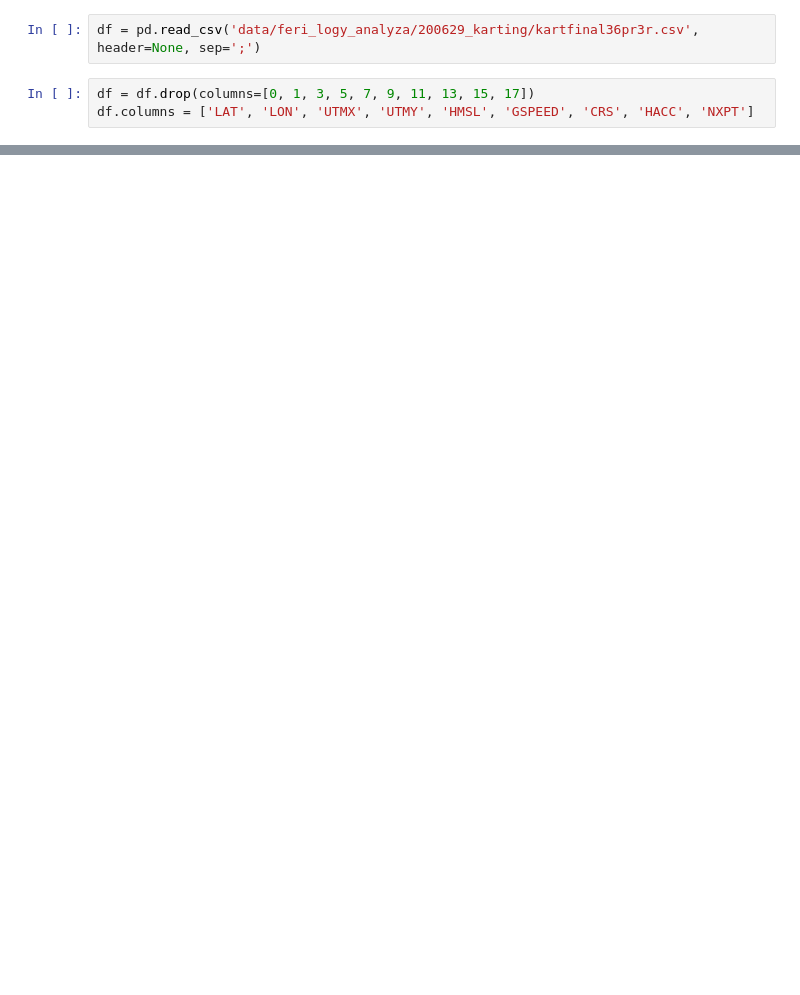
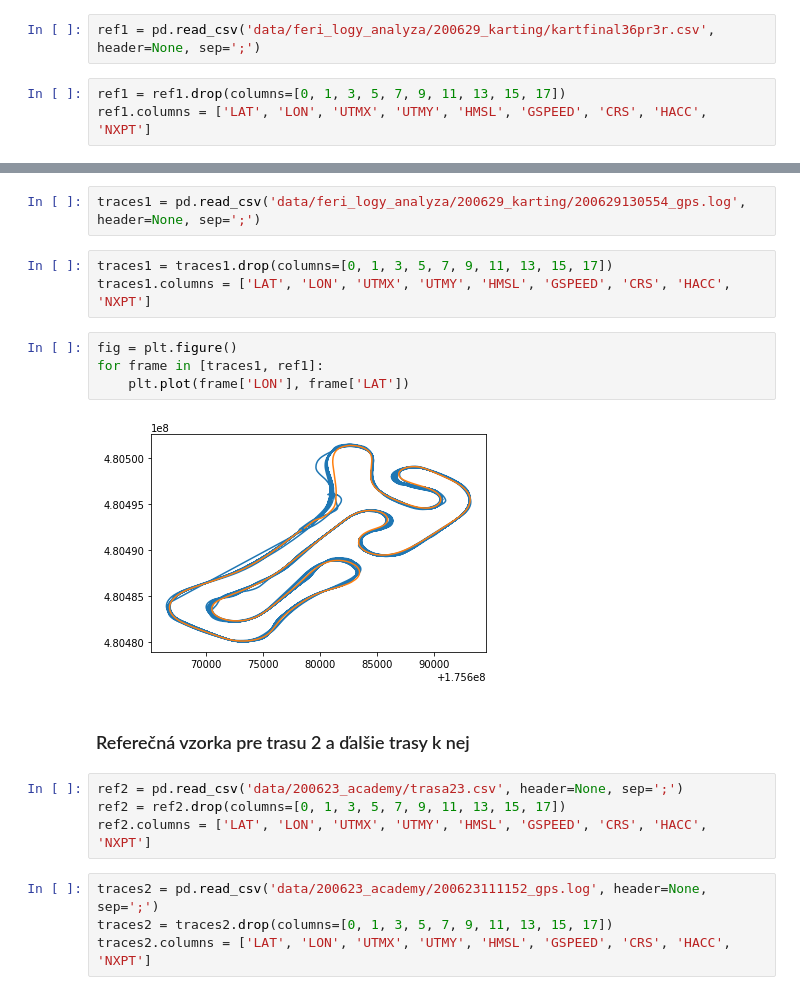
Before and after one commit to fiit-team-08/car-components-ml, a Jupyter notebook: data_analyzer.ipynb, the cells around one changed output, grey strips where cells are left out. Cells and saved outputs as stored; diff of their text form; blank space fills up the shorter version.

```diff
--- a/data_analyzer.ipynb
+++ b/data_analyzer.ipynb
@@ -3,5 +6,5 @@ import pandas as pd
 # %%
-df = pd.read_csv('data/feri_logy_analyza/200629_karting/kartfinal36pr3r.csv', header=None, sep=';')
+ref1 = pd.read_csv('data/feri_logy_analyza/200629_karting/kartfinal36pr3r.csv', header=None, sep=';')
 # %%
-df = df.drop(columns=[0, 1, 3, 5, 7, 9, 11, 13, 15, 17])
-df.columns = ['LAT', 'LON', 'UTMX', 'UTMY', 'HMSL', 'GSPEED', 'CRS', 'HACC', 'NXPT']
+ref1 = ref1.drop(columns=[0, 1, 3, 5, 7, 9, 11, 13, 15, 17])
+ref1.columns = ['LAT', 'LON', 'UTMX', 'UTMY', 'HMSL', 'GSPEED', 'CRS', 'HACC', 'NXPT']
@@ -23,0 +27,21 @@ df
+# %%
+traces1 = pd.read_csv('data/feri_logy_analyza/200629_karting/200629130554_gps.log', header=None, sep=';')
+# %%
+traces1 = traces1.drop(columns=[0, 1, 3, 5, 7, 9, 11, 13, 15, 17])
+traces1.columns = ['LAT', 'LON', 'UTMX', 'UTMY', 'HMSL', 'GSPEED', 'CRS', 'HACC', 'NXPT']
+# %%
+fig = plt.figure()
+for frame in [traces1, ref1]:
+    plt.plot(frame['LON'], frame['LAT'])
+# %% [output]
+[figure, added]
+# %% [markdown]
+### Referečná vzorka pre trasu 2 a ďalšie trasy k nej
+# %%
+ref2 = pd.read_csv('data/200623_academy/trasa23.csv', header=None, sep=';')
+ref2 = ref2.drop(columns=[0, 1, 3, 5, 7, 9, 11, 13, 15, 17])
+ref2.columns = ['LAT', 'LON', 'UTMX', 'UTMY', 'HMSL', 'GSPEED', 'CRS', 'HACC', 'NXPT']
+# %%
+traces2 = pd.read_csv('data/200623_academy/200623111152_gps.log', header=None, sep=';')
+traces2 = traces2.drop(columns=[0, 1, 3, 5, 7, 9, 11, 13, 15, 17])
+traces2.columns = ['LAT', 'LON', 'UTMX', 'UTMY', 'HMSL', 'GSPEED', 'CRS', 'HACC', 'NXPT']
```
Also changed, not shown: parts of 7 cells of this notebook, 7 other files.
